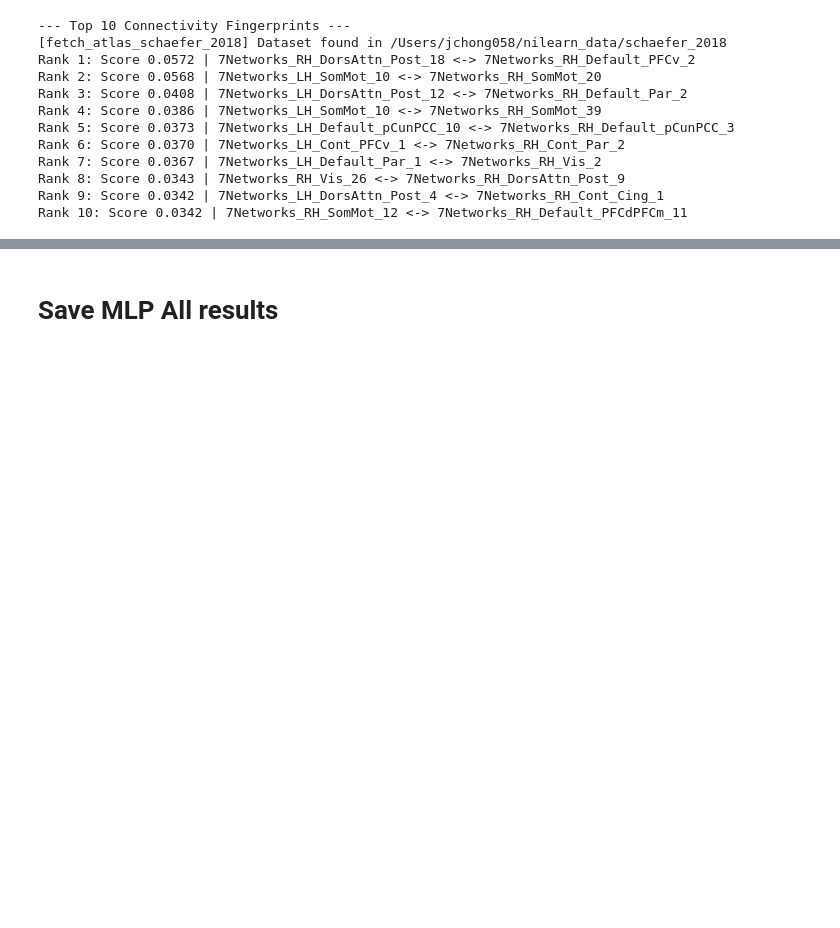
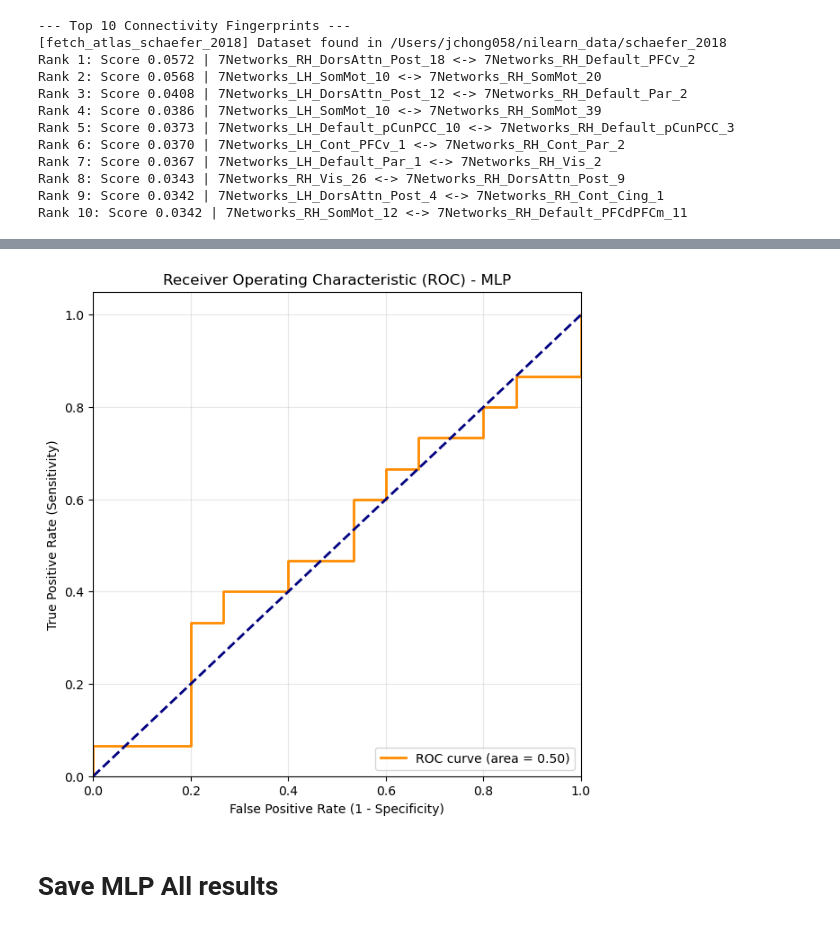
Before and after one commit to JJChong777/brain-math, a Jupyter notebook: archive/MLP.ipynb, the cells around one changed output, grey strips where cells are left out. Drawn from its saved outputs; the diff is of its cells as text; code cells hidden in the pictures; blank space fills up the shorter version.

```diff
--- a/MLP.ipynb
+++ b/archive/MLP.ipynb
@@ -1773,3 +2207,7 @@ Rank 10: Score 0.0342 | 7Networks_RH_SomMot_12 <-> 7Networks_RH_Default_PFCdPFCm
+# %%
+plt_roc_curve(all_test_labels, all_test_probs)
+# %% [output]
+[figure, added]
 # %% [markdown]
 # Save MLP All results
 # %%
```
Also changed, not shown: parts of 5 cells of this notebook, 15 other files.
